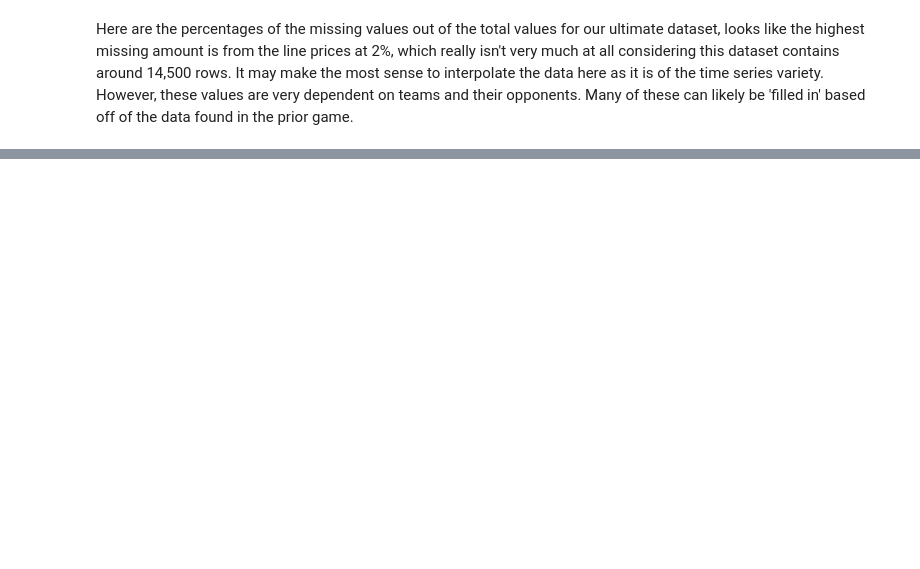
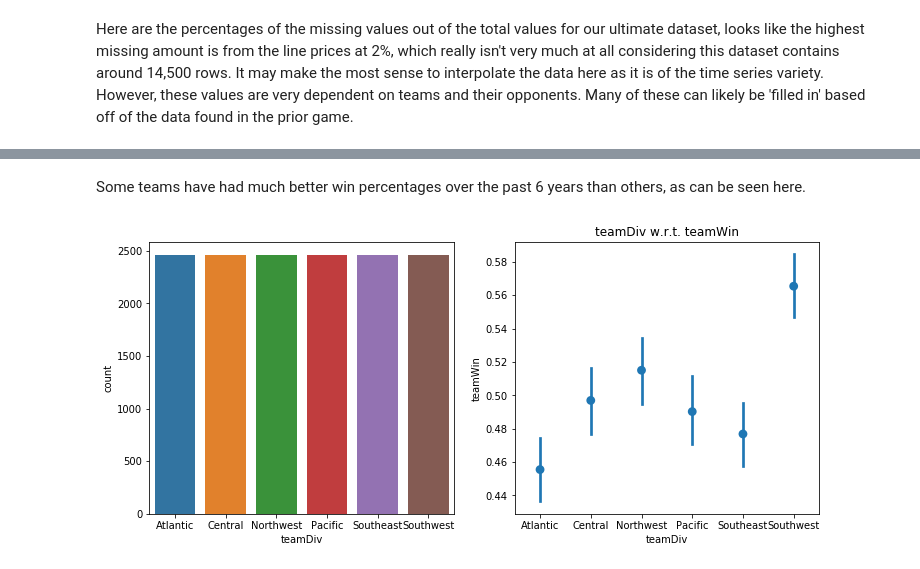
Before and after one commit to philbowman212/Thinkful_assignments, a Jupyter notebook: projects/supervised_capstone/Data_Cleaning.ipynb, the cells around one changed output, grey strips where cells are left out. Cells and saved outputs as stored; diff of their text form; code cells hidden in the pictures; blank space fills up the shorter version.

```diff
--- a/projects/supervised_capstone/Data_Cleaning.ipynb
+++ b/projects/supervised_capstone/Data_Cleaning.ipynb
@@ -402,0 +634,6 @@ Here are the percentages of the missing values out of the total values for our u
+# %% [markdown]
+Some teams have had much better win percentages over the past 6 years than others, as can be seen here.
+# %%
+box_hist(team_df, 7)
+# %% [output]
+[figure, added]
```
Also changed, not shown: parts of 111 cells of this notebook.
